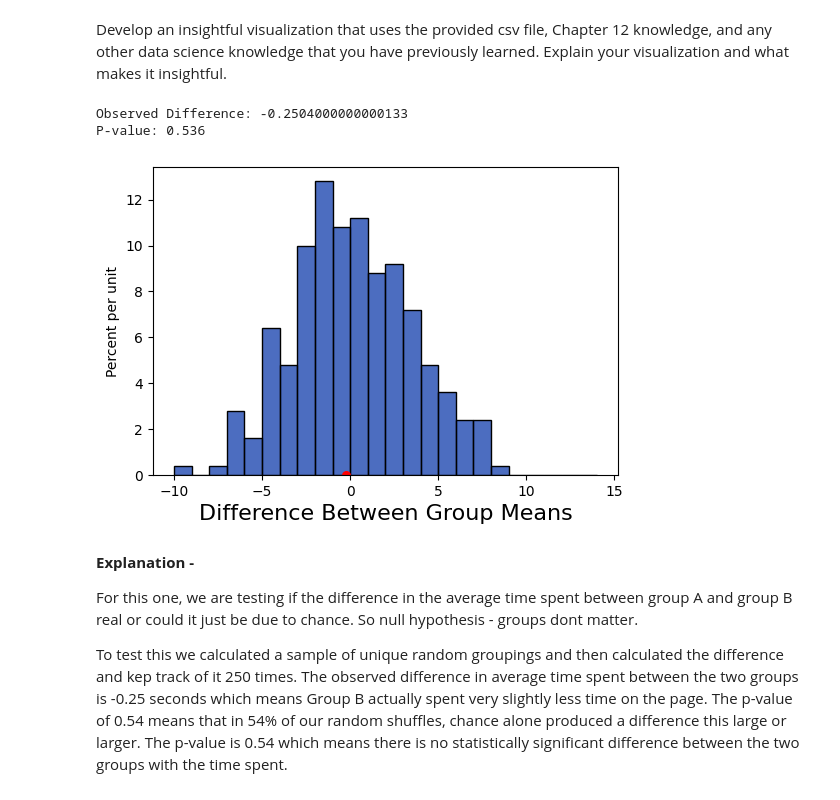
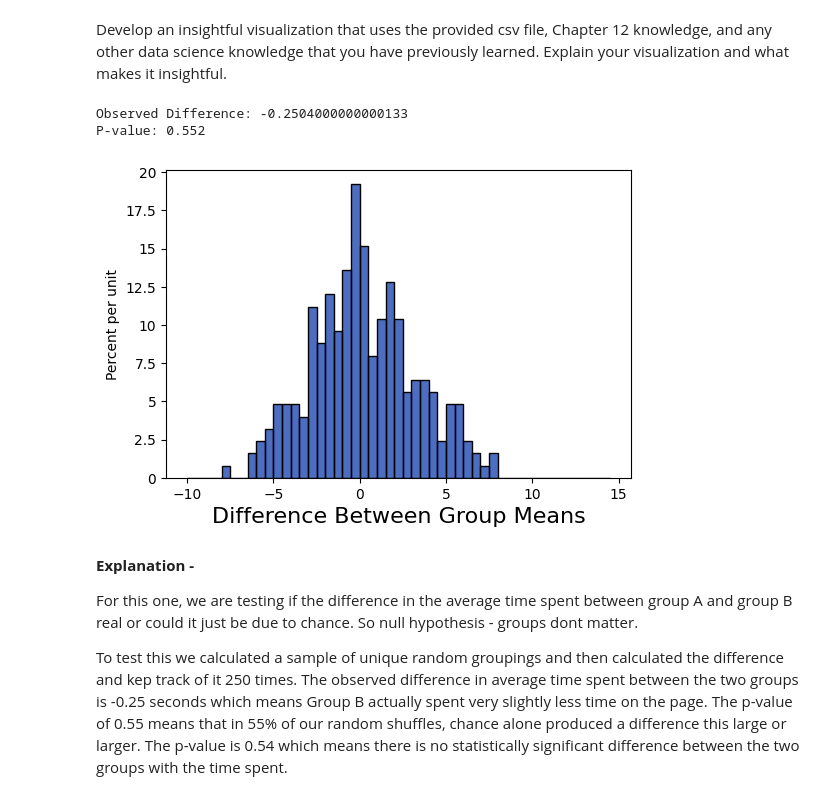
Before and after one commit to DanieHuelva/Data-Sci-HW, a Jupyter notebook: Danie-Huelva-Matthew-Ivankovich-Homework7.ipynb, the cells around one changed output. Drawn from its saved outputs; the diff is of its cells as text; code cells hidden in the pictures.

```diff
--- a/Danie-Huelva-Matthew-Ivankovich-Homework7.ipynb
+++ b/Danie-Huelva-Matthew-Ivankovich-Homework7.ipynb
@@ -150,37 +150,37 @@ Develop an insightful visualization that uses the provided csv file, Chapter 12
 # %%
 # Place visualization answer here.
 means = ab_test.group("group", np.average)
 observed_difference = (
     means.where("group", "B").column("time_spent average").item(0) -
     means.where("group", "A").column("time_spent average").item(0)
 )
 
 
 def one_simulated_difference(tbl):
     shuffled_tbl = tbl.sample(with_replacement = False)
     shuffled_tbl = shuffled_tbl.with_columns("group", tbl.column("group"))
     group_means = shuffled_tbl.group("group", np.average)
     return (
         group_means.where("group", "B").column("time_spent average").item(0) -
         group_means.where("group", "A").column("time_spent average").item(0)
     )
 
 REPETITIONS = 250
 differences = np.array([one_simulated_difference(ab_test) for _ in range(REPETITIONS)])
 
-Table().with_column("Difference Between Group Means", differences).hist(bins=np.arange(-10, 15, 1))
+Table().with_column("Difference Between Group Means", differences).hist(bins=np.arange(-10, 15, 0.5))
 print("Observed Difference:", observed_difference)
 
 p_val = np.count_nonzero(differences >= observed_difference) / REPETITIONS
 print("P-value:", p_val)
 # %% [output]
 Observed Difference: -0.2504000000000133
-P-value: 0.536
+P-value: 0.552
-[figure, old version]
+[figure, new version]
 # %% [markdown]
 **Explanation -**
 
 For this one, we are testing if the difference in the average time spent between group A and group B real or could it just be due to chance. So null hypothesis - groups dont matter.
 
-To test this we calculated a sample of unique random groupings and then calculated the difference and kep track of it 250 times. The observed difference in average time spent between the two groups is -0.25 seconds which means Group B actually spent very slightly less time on the page. The p-value of 0.54 means that in 54% of our random shuffles, chance alone produced a difference this large or larger.
+To test this we calculated a sample of unique random groupings and then calculated the difference and kep track of it 250 times. The observed difference in average time spent between the two groups is -0.25 seconds which means Group B actually spent very slightly less time on the page. The p-value of 0.55 means that in 55% of our random shuffles, chance alone produced a difference this large or larger.
 The p-value is 0.54 which means there is no statistically significant difference between the two groups with the time spent.
```
Also changed, not shown: parts of 4 cells of this notebook.
